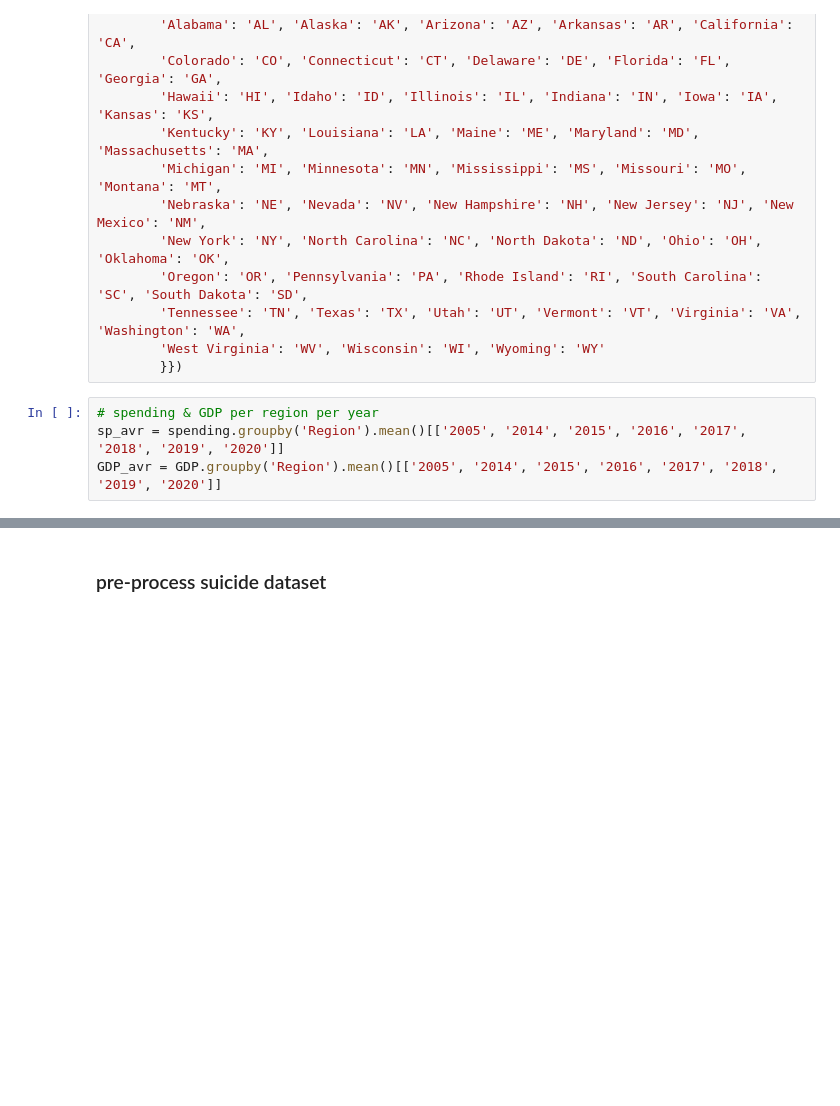
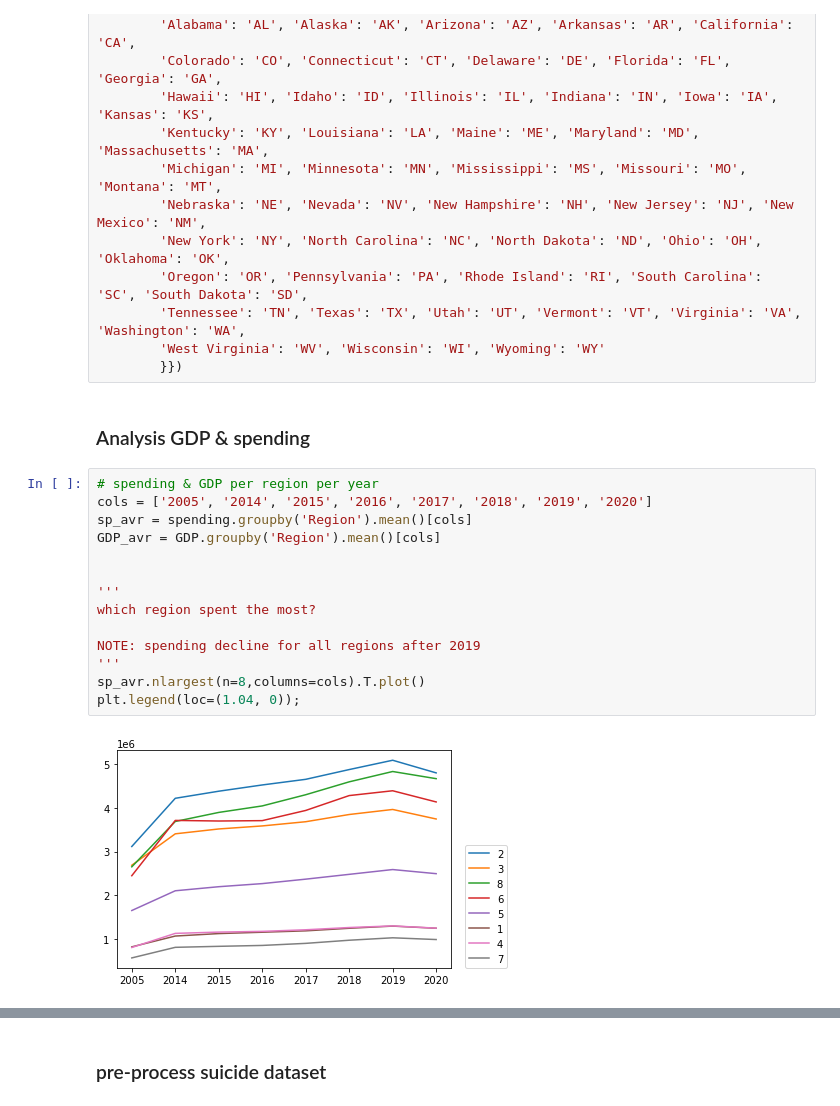
Before and after one commit to MajdAlali99/Data-Wrangling-Project, a Jupyter notebook: Majd/EconomicalFactors-SuicideRate-Analysis.ipynb, the cells around one changed output, grey strips where cells are left out. Saved outputs shown, nothing was run; the diff lists cells and outputs as text; blank space fills up the shorter version.

Commit message:
GDP, spending analysis

```diff
--- a/Majd/EconomicalFactors-SuicideRate-Analysis.ipynb
+++ b/Majd/EconomicalFactors-SuicideRate-Analysis.ipynb
@@ -67,10 +67,24 @@ GDP = GDP.replace({'GeoName' : {
         'Tennessee': 'TN', 'Texas': 'TX', 'Utah': 'UT', 'Vermont': 'VT', 'Virginia': 'VA', 'Washington': 'WA',
         'West Virginia': 'WV', 'Wisconsin': 'WI', 'Wyoming': 'WY'
         }})
+# %% [markdown]
+### Analysis GDP & spending
 # %%
 # spending & GDP per region per year
-sp_avr = spending.groupby('Region').mean()[['2005', '2014', '2015', '2016', '2017', '2018', '2019', '2020']]
-GDP_avr = GDP.groupby('Region').mean()[['2005', '2014', '2015', '2016', '2017', '2018', '2019', '2020']]
+cols = ['2005', '2014', '2015', '2016', '2017', '2018', '2019', '2020']
+sp_avr = spending.groupby('Region').mean()[cols]
+GDP_avr = GDP.groupby('Region').mean()[cols]
+
+
+'''
+which region spent the most?
+
+NOTE: spending decline for all regions after 2019
+'''
+sp_avr.nlargest(n=8,columns=cols).T.plot()
+plt.legend(loc=(1.04, 0));
+# %% [output]
+[figure, added]
 # %%
 '''
 What is the main spending category per region?
```
Also changed, not shown: parts of 7 cells of this notebook.
